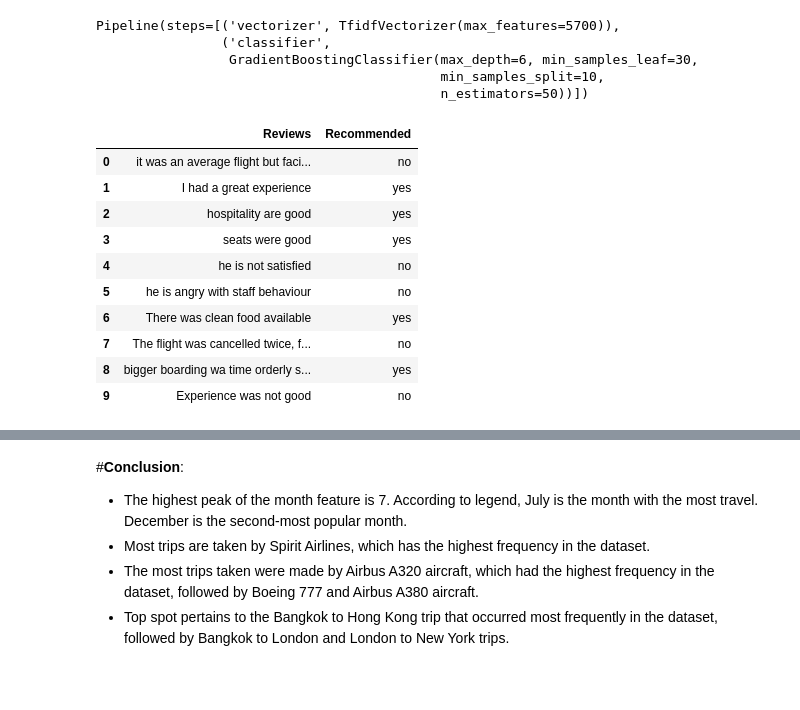
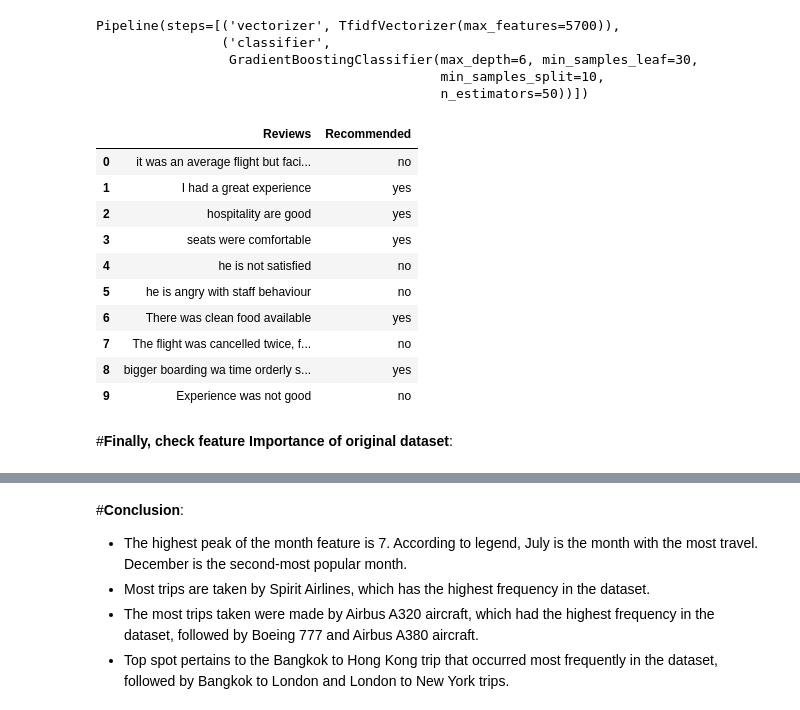
Before and after one commit to sanchitmisra/Airline-Passenger-Referral-Prediction, a Jupyter notebook: Airline_Passenger_Referral_Prediction.ipynb, the cells around one changed output, grey strips where cells are left out. Cells and saved outputs as stored; diff of their text form; code cells hidden in the pictures; blank space fills up the shorter version.

```diff
--- a/Airline_Passenger_Referral_Prediction.ipynb
+++ b/Airline_Passenger_Referral_Prediction.ipynb
@@ -1220,21 +1282,23 @@ Pipeline(steps=[('vectorizer', TfidfVectorizer(max_features=5700)),
 # %%
 #Create random list of reviews and predict the dependent variable
 reviews = ['it was an average flight but facilites can be better ','I had a great experience','hospitality are good',
-         'seats were  good', 'he is not satisfied',
+         'seats were  comfortable', 'he is not satisfied',
         'he is angry with staff behaviour', 'There was clean food available', 'The flight was cancelled twice, flew with another airline','bigger boarding wa time orderly seat seemed new private opinion','Experience was not good']
 result = model.predict(reviews)
 
 df1 = pd.DataFrame({'Reviews': reviews, 'Recommended': result })
 df1
 # %% [output]
 |  | Reviews | Recommended |
 | 0 | it was an average flight but faci... | no |
 | 1 | I had a great experience | yes |
 | 2 | hospitality are good | yes |
-| 3 | seats were good | yes |
+| 3 | seats were comfortable | yes |
 | 4 | he is not satisfied | no |
 | 5 | he is angry with staff behaviour | no |
 | 6 | There was clean food available | yes |
 | 7 | The flight was cancelled twice, f... | no |
 | 8 | bigger boarding wa time orderly s... | yes |
 | 9 | Experience was not good | no |
+# %% [markdown]
+#**Finally, check feature Importance of original dataset**:
```
Also changed, not shown: parts of 24 cells of this notebook.
